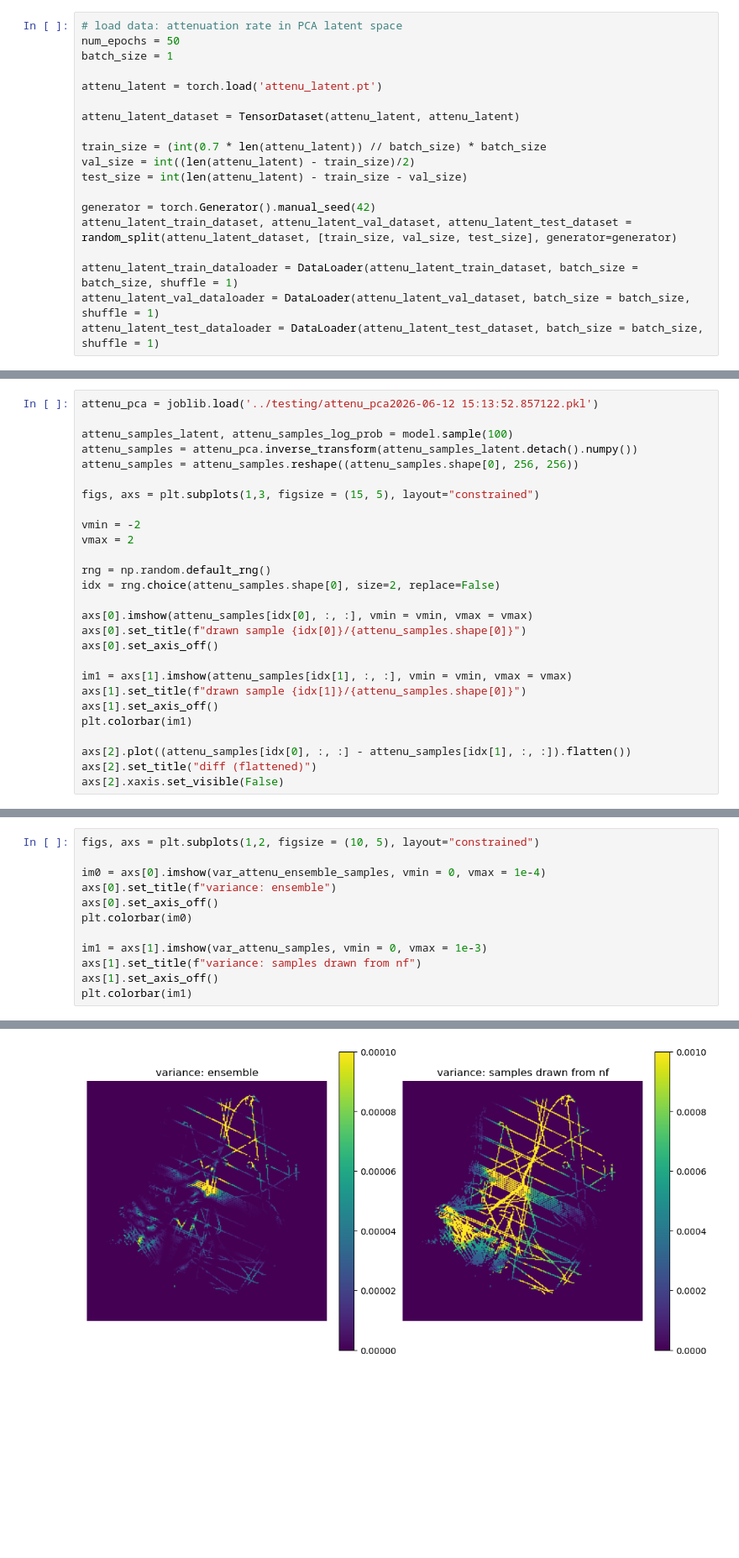
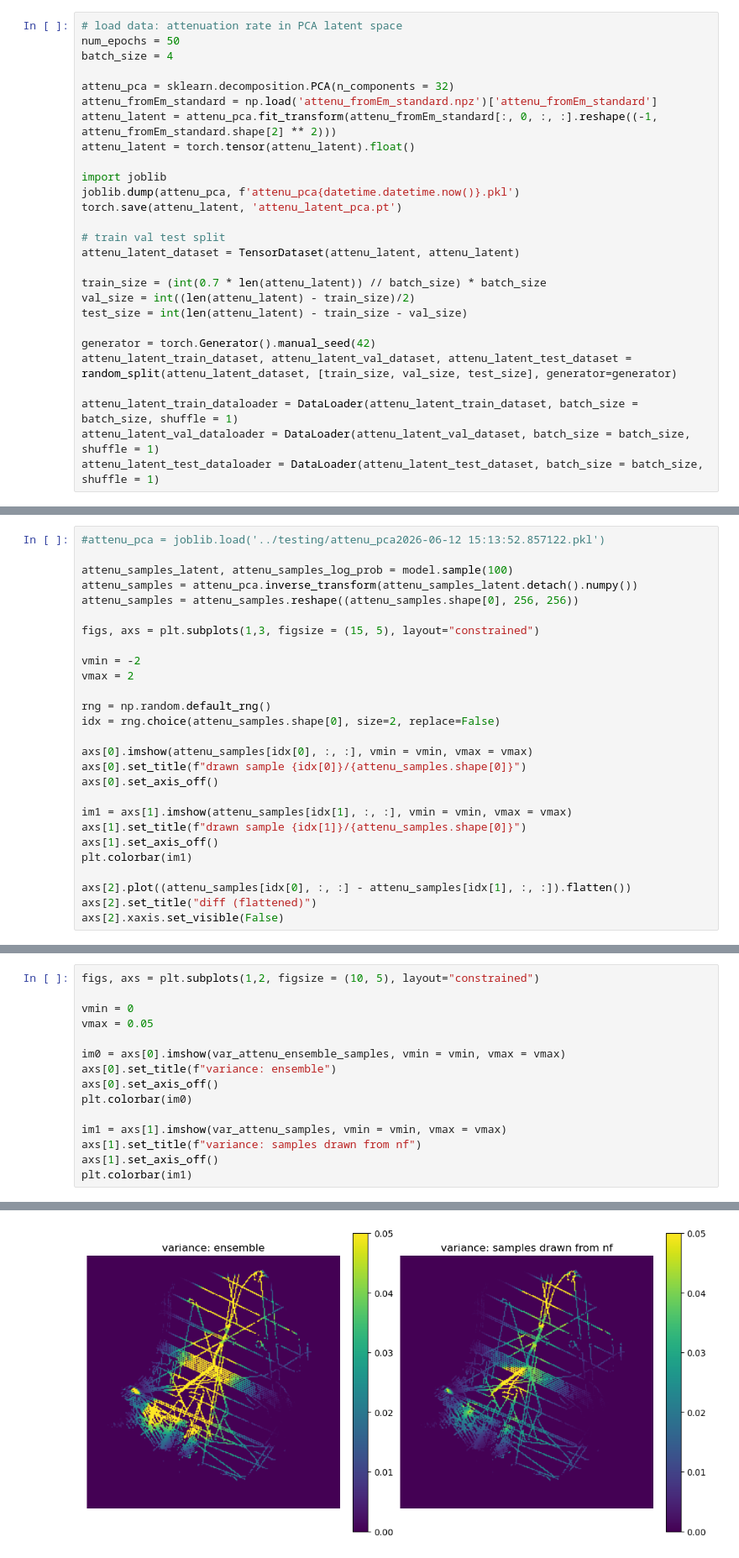
Before and after one commit to alastairyang/calibrated-prior, a Jupyter notebook: testing/normflows_testing.ipynb, the cells around one changed output, grey strips where cells are left out. Shown at 84% size. Cells and saved outputs as stored; diff of their text form; blank space fills up the shorter version.

Commit message:
fixed training data standardization

```diff
--- a/testing/normflows_testing.ipynb
+++ b/testing/normflows_testing.ipynb
@@ -44,10 +49,18 @@ import datetime
 # %%
 # load data: attenuation rate in PCA latent space
 num_epochs = 50
-batch_size = 1
+batch_size = 4
 
-attenu_latent = torch.load('attenu_latent.pt')
+attenu_pca = sklearn.decomposition.PCA(n_components = 32)
+attenu_fromEm_standard = np.load('attenu_fromEm_standard.npz')['attenu_fromEm_standard']
+attenu_latent = attenu_pca.fit_transform(attenu_fromEm_standard[:, 0, :, :].reshape((-1, attenu_fromEm_standard.shape[2] ** 2)))
+attenu_latent = torch.tensor(attenu_latent).float()
 
+import joblib
+joblib.dump(attenu_pca, f'attenu_pca{datetime.datetime.now()}.pkl')
+torch.save(attenu_latent, 'attenu_latent_pca.pt')
+
+# train val test split
 attenu_latent_dataset = TensorDataset(attenu_latent, attenu_latent)
 
 train_size = (int(0.7 * len(attenu_latent)) // batch_size) * batch_size
@@ -241,5 +251,5 @@ plt.legend()
 # %%
-attenu_pca = joblib.load('../testing/attenu_pca2026-06-12 15:13:52.857122.pkl')
+#attenu_pca = joblib.load('../testing/attenu_pca2026-06-12 15:13:52.857122.pkl')
 
 attenu_samples_latent, attenu_samples_log_prob = model.sample(100)
 attenu_samples = attenu_pca.inverse_transform(attenu_samples_latent.detach().numpy())
@@ -310,15 +318,18 @@ plt.legend()
 # %%
 figs, axs = plt.subplots(1,2, figsize = (10, 5), layout="constrained")
 
-im0 = axs[0].imshow(var_attenu_ensemble_samples, vmin = 0, vmax = 1e-4)
+vmin = 0
+vmax = 0.05
+
+im0 = axs[0].imshow(var_attenu_ensemble_samples, vmin = vmin, vmax = vmax)
 axs[0].set_title(f"variance: ensemble")
 axs[0].set_axis_off()
 plt.colorbar(im0)
 
-im1 = axs[1].imshow(var_attenu_samples, vmin = 0, vmax = 1e-3)
+im1 = axs[1].imshow(var_attenu_samples, vmin = vmin, vmax = vmax)
 axs[1].set_title(f"variance: samples drawn from nf")
 axs[1].set_axis_off()
 plt.colorbar(im1)
 # %% [output]
 <matplotlib.colorbar.Colorbar at 0x...>
-[figure, old version]
+[figure, new version]
```
Also changed, not shown: parts of 10 cells of this notebook, 11 other files.
